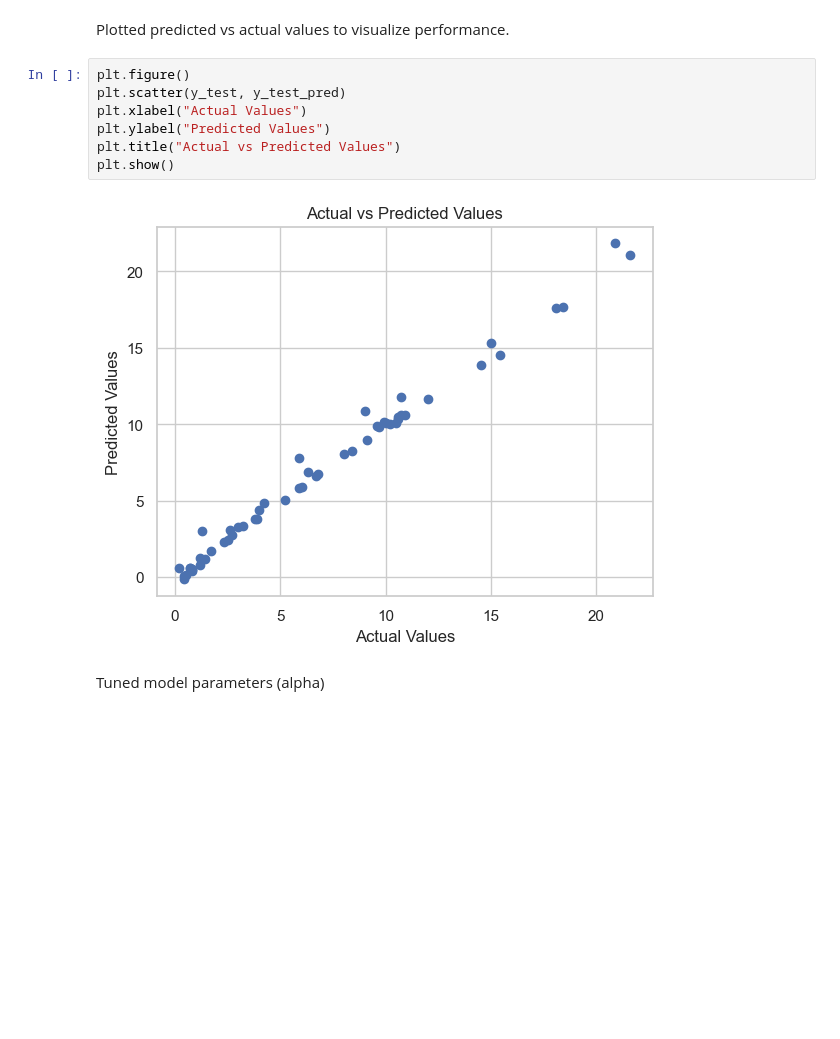
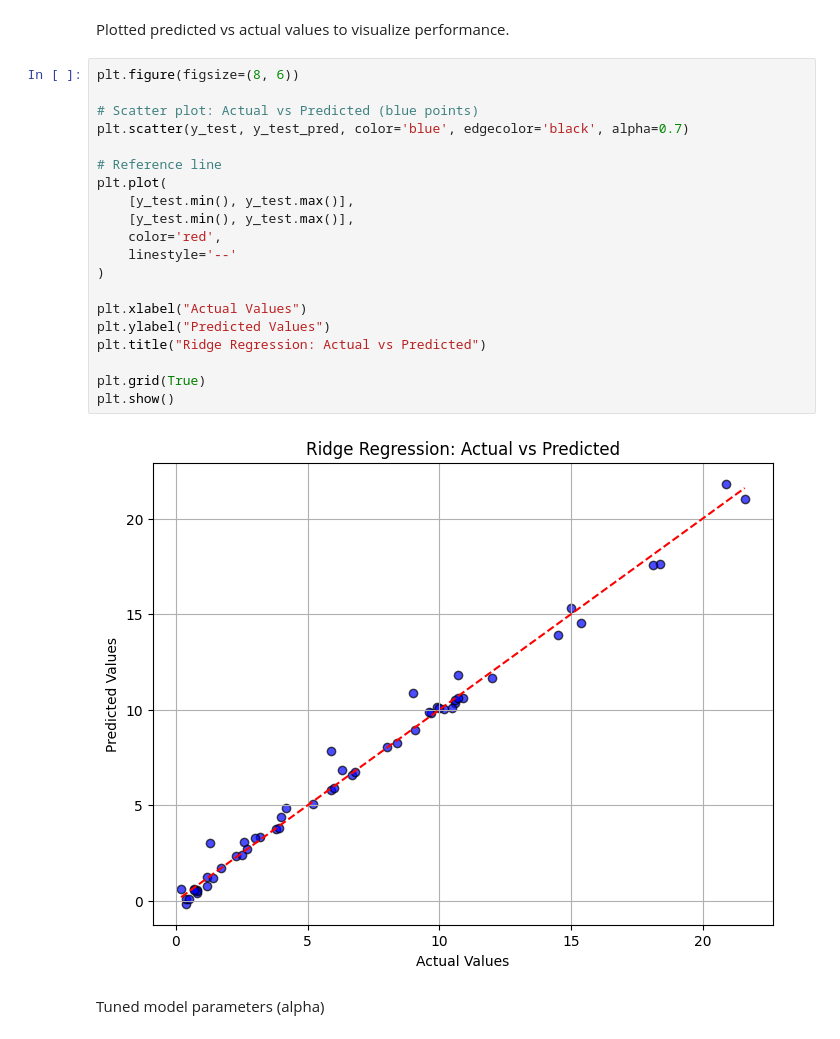
Before and after one commit to Aspire-Infolabs/FWI_Prediction_Batch8, a Jupyter notebook: FWI_Prediction_Modules.ipynb, the cells around one changed output. Drawn from its saved outputs; the diff is of its cells as text; blank space fills up the shorter version.

```diff
--- a/FWI_Prediction_Modules.ipynb
+++ b/FWI_Prediction_Modules.ipynb
@@ -566,15 +553,28 @@ print("R² Score:", r2)
 R² Score: 0.9894623635244327
 # %% [markdown]
  Plotted predicted vs actual values to visualize performance.
-# %%
-plt.figure()
-plt.scatter(y_test, y_test_pred)
-plt.xlabel("Actual Values")
-plt.ylabel("Predicted Values")
-plt.title("Actual vs Predicted Values")
-plt.show()
-# %% [output]
-[figure, removed]
+# %%
+plt.figure(figsize=(8, 6))
+
+# Scatter plot: Actual vs Predicted (blue points)
+plt.scatter(y_test, y_test_pred, color='blue', edgecolor='black', alpha=0.7)
+
+# Reference line
+plt.plot(
+    [y_test.min(), y_test.max()],
+    [y_test.min(), y_test.max()],
+    color='red',
+    linestyle='--'
+)
+
+plt.xlabel("Actual Values")
+plt.ylabel("Predicted Values")
+plt.title("Ridge Regression: Actual vs Predicted")
+
+plt.grid(True)
+plt.show()
+# %% [output]
+[figure, added]
 # %% [markdown]
  Tuned model parameters (alpha)
 # %%
```
Also changed, not shown: parts of 14 cells of this notebook.
